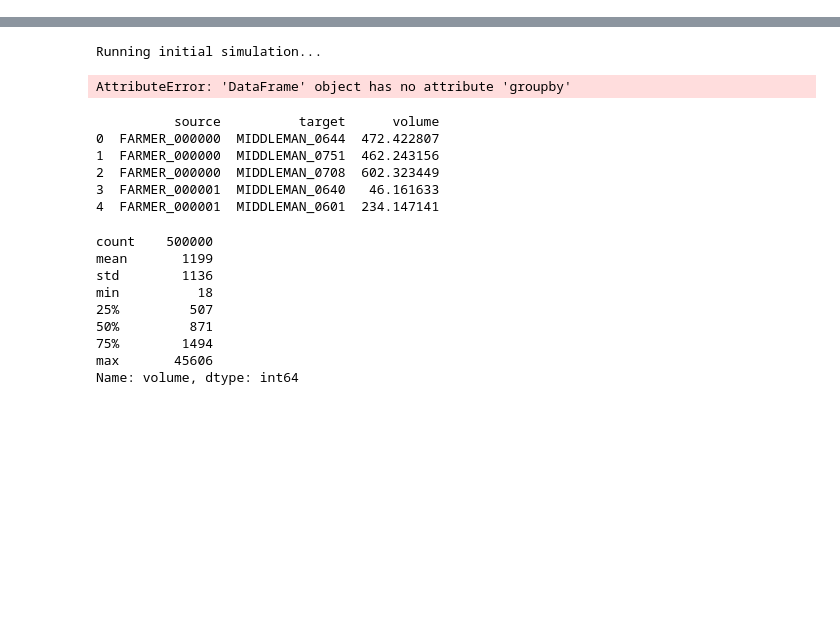
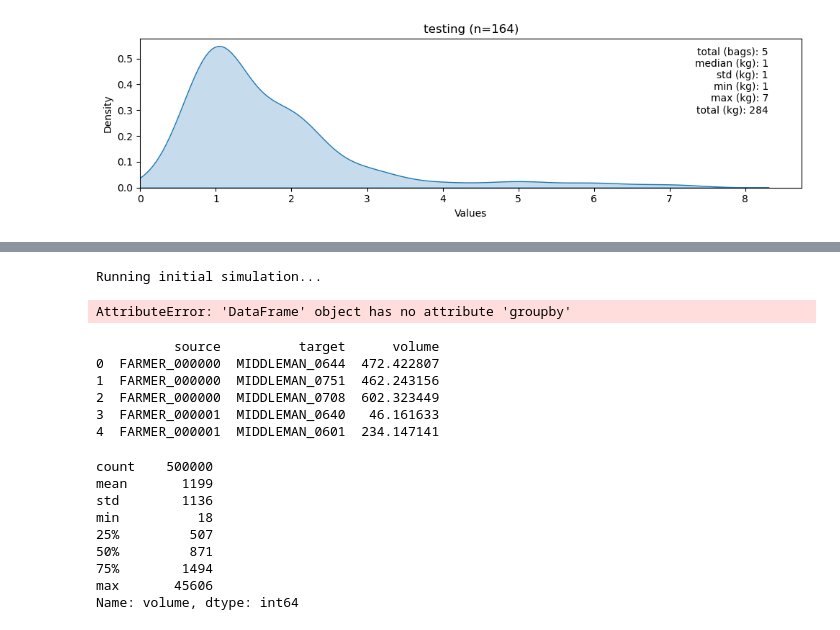
Before and after one commit to ccerv1/supply-chain-simulator, a Jupyter notebook: DashboardPrototype.ipynb, the cells around one changed output, grey strips where cells are left out. Cells and saved outputs as stored; diff of their text form; code cells hidden in the pictures; blank space fills up the shorter version.

```diff
--- a/DashboardPrototype.ipynb
+++ b/DashboardPrototype.ipynb
@@ -0,0 +162,10 @@
+# %%
+plot_kde(
+    df=df,
+    group_col='middleman_id',
+    value_col='geography_id',
+    title='testing',
+    aggfunc='nunique'
+)
+# %% [output]
+[figure, added]
```
Also changed, not shown: parts of 30 cells of this notebook, 14 other files.
